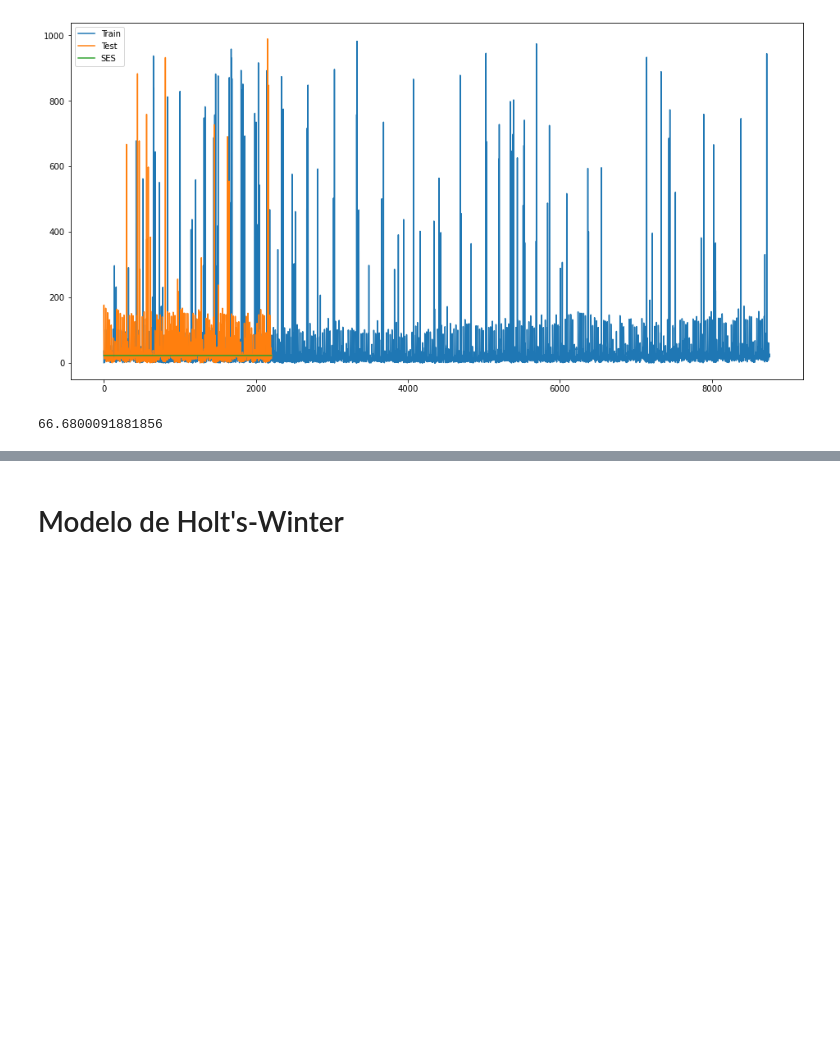
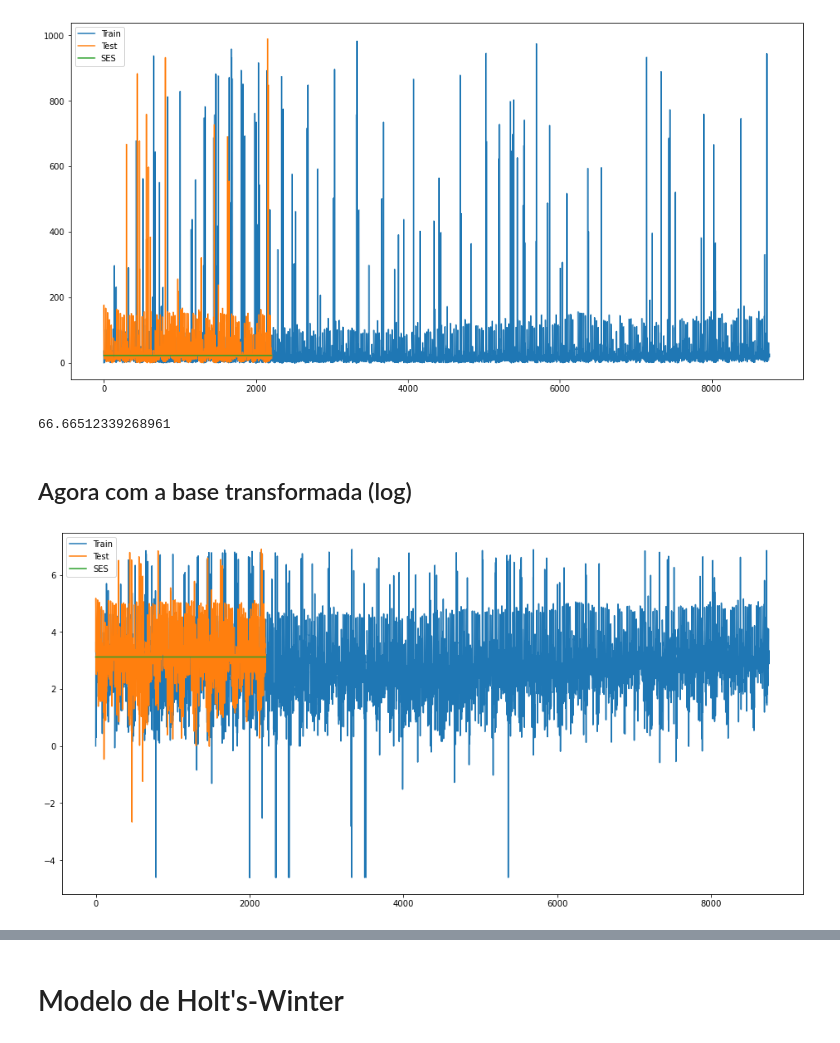
Before and after one commit to marcosvilela/modelagem-analitica-20.3, a Jupyter notebook: source/Fernando/Fernando-Parte2.ipynb, the cells around one changed output, grey strips where cells are left out. Drawn from its saved outputs; the diff is of its cells as text; code cells hidden in the pictures; blank space fills up the shorter version.

```diff
--- a/source/Fernando/Fernando-Parte2.ipynb
+++ b/source/Fernando/Fernando-Parte2.ipynb
@@ -269,7 +256,21 @@ plt.show()
 # %% [output]
 [figure]
 # %%
-rms = sqrt(mean_squared_error(df_test['Valor'], y_hat_avg['SES']))
+rms = sqrt(mean_squared_error(hourly_mean_test['Valor'], y_hat_avg['SES']))
 print(rms)
 # %% [output]
-66.6800091881856
+66.66512339268961
+# %% [markdown]
+## Agora com a base transformada (log)
+# %%
+y_hat_avg = log_data_test.copy()
+fit2 = SimpleExpSmoothing(np.asarray(log_data['Valor'])).fit(smoothing_level=0.6,optimized=False)
+y_hat_avg['SES'] = fit2.forecast(len(log_data_test))
+plt.figure(figsize=(16,8))
+plt.plot(log_data['Valor'], label='Train')
+plt.plot(log_data_test['Valor'], label='Test')
+plt.plot(y_hat_avg['SES'], label='SES')
+plt.legend(loc='best')
+plt.show()
+# %% [output]
+[figure, added]
```
Also changed, not shown: parts of 9 cells of this notebook.
